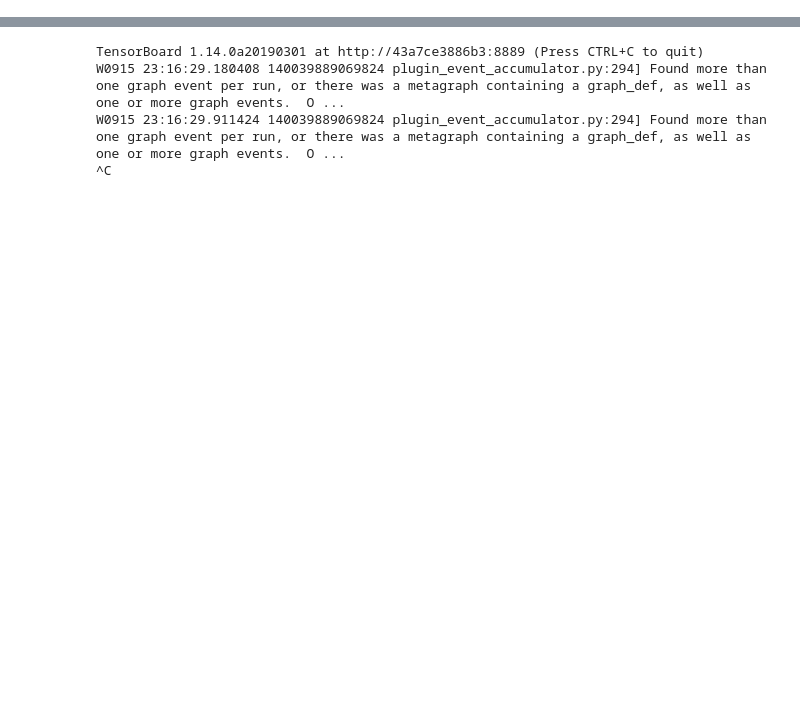
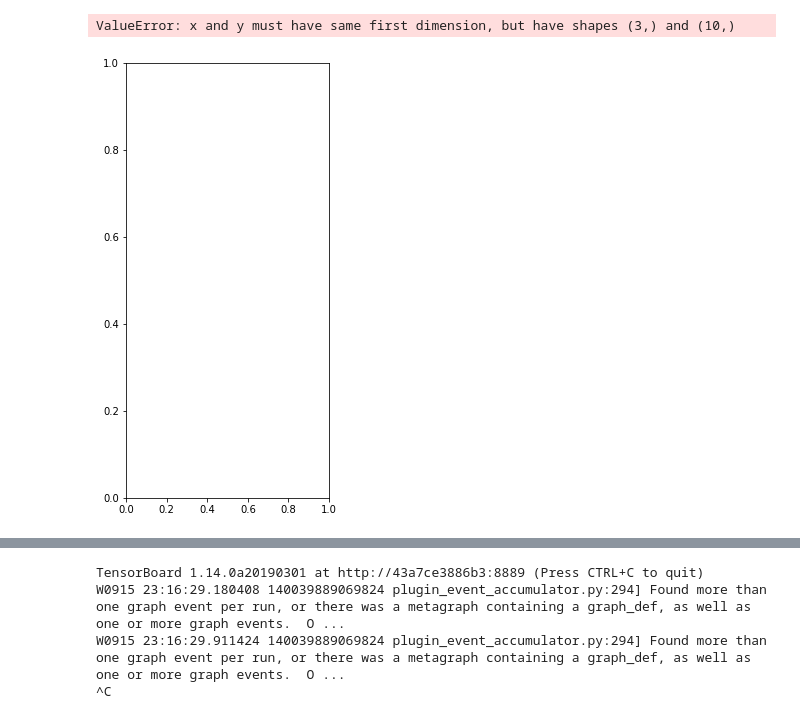
Before and after one commit to hberginc/Who-s_Your_Doggy, a Jupyter notebook: Process and run models.ipynb, the cells around one changed output, grey strips where cells are left out. Cells and saved outputs as stored; diff of their text form; code cells hidden in the pictures; blank space fills up the shorter version.

Commit message:
saved more models

```diff
--- a/Process and run models.ipynb
+++ b/Process and run models.ipynb
@@ -129,0 +77,15 @@ ValueError: Format 'py' is not supported (supported formats: eps, jpeg, jpg, pdf
+# %%
+Xception_transfer_model = basic_transfer_model(input_size = (150,150,3), n_categories = 25, trans_model = Xception)
+change_trainable_layers(Xception_transfer_model, 130)
+
+Xception_transfer_model.compile(optimizer=Nadam(lr=0.01), loss=['categorical_crossentropy'], metrics=['accuracy', 'top_k_categorical_accuracy'])
+
+Xception_history = Xception_transfer_model.fit(train_generator,
+            steps_per_epoch=3034 // 15,
+            epochs=100,
+            validation_data=validation_generator,
+            validation_steps=650 // 16,
+            verbose = 1)
+
+Xception_transfer_model.save('Xception_mod150.h5')
+#with 115 (t-0.46 v-0.63)
@@ -130 +112,6 @@ ValueError: Format 'py' is not supported (supported formats: eps, jpeg, jpg, pdf
+# %%
+plot_acc_loss_per_epoch(Xception_history, epochs = 3, file_name='lr_0.01_Xception290.png')
+# %% [output]
+ValueError: x and y must have same first dimension, but have shapes (3,) and (10,)
+[figure, added]
 # %%
```
Also changed, not shown: parts of 19 cells of this notebook, 14 other files.
